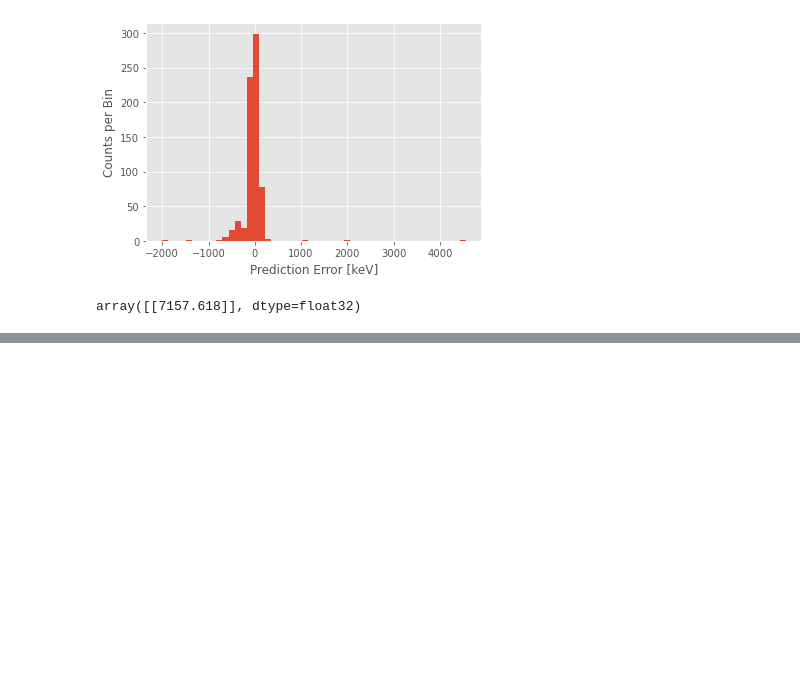
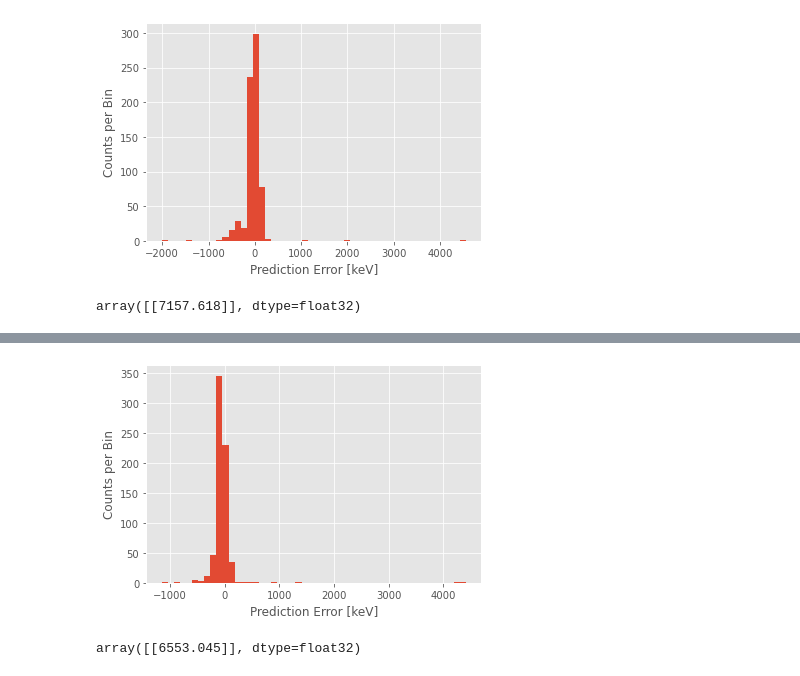
Before and after one commit to jtkwar/nuclear_musings, a Jupyter notebook: NuclearMassPredictor_v1.ipynb, the cells around one changed output, grey strips where cells are left out. Drawn from its saved outputs; the diff is of its cells as text; code cells hidden in the pictures; blank space fills up the shorter version.

```diff
--- a/NuclearMassPredictor_v1.ipynb
+++ b/NuclearMassPredictor_v1.ipynb
@@ -484,0 +571,14 @@ ugh.shape
+# %%
+error = np.array(test_predictions).reshape(len(test_predictions),1) - np.array(y_test).reshape(len(y_test),1)
+plt.hist(error, bins=50)
+plt.xlabel('Prediction Error [keV]')
+plt.ylabel('Counts per Bin')
+plt.show()
+# %% [output]
+[figure, added]
+# %%
+ugh = np.array([[118],[300], [300-118]]).reshape(1,3)
+#ugh = np.expand_dims(ugh,1) # change shape from (8,) to (1,8)
+dnn_BEA_model2.predict(ugh, batch_size=1)
+# %% [output]
+array([[6553.045]], dtype=float32)
```
Also changed, not shown: parts of 11 cells of this notebook.
